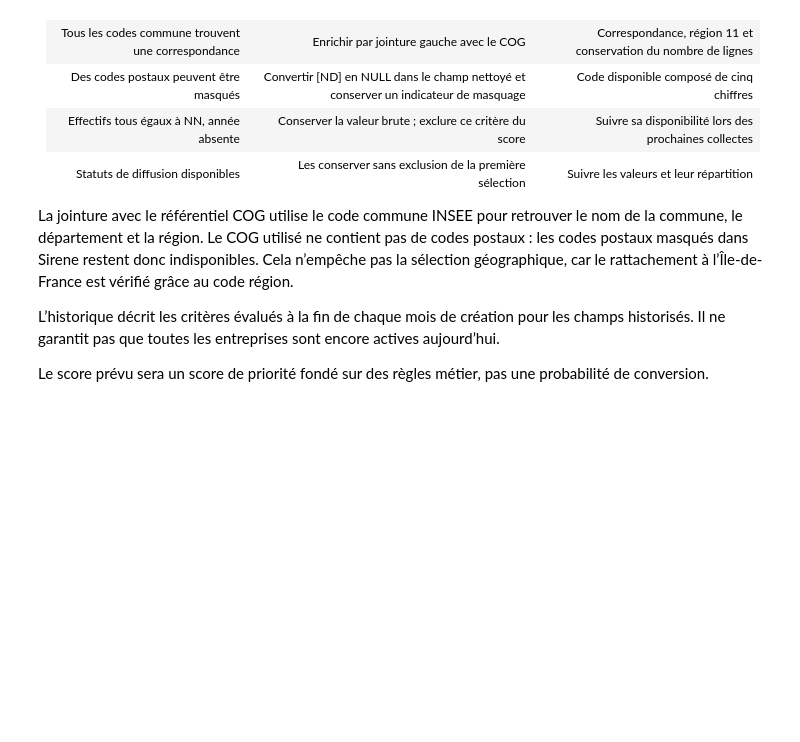
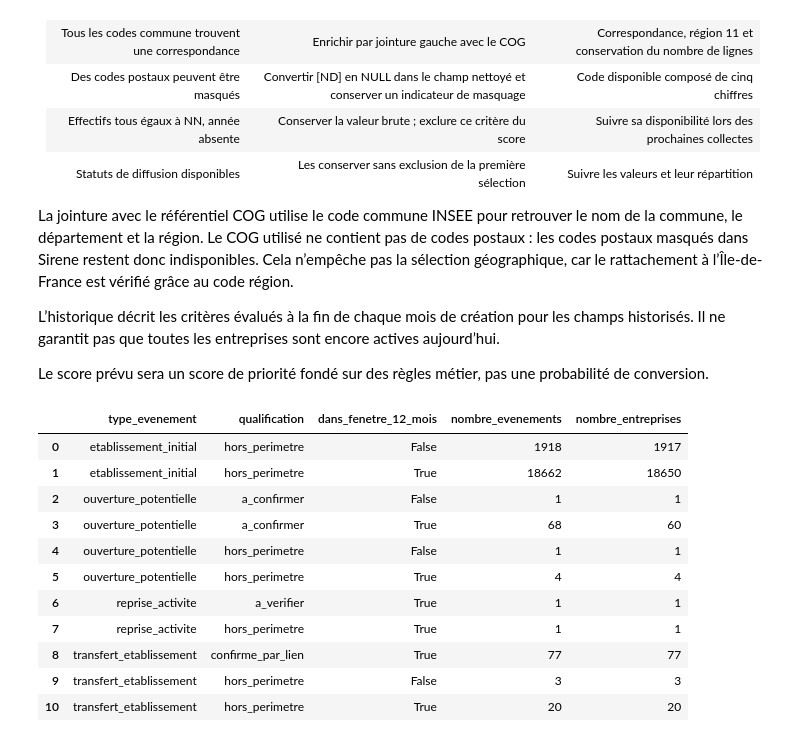
Before and after one commit to maussangceline-ops/prospection-b2b, a Jupyter notebook: exploration.ipynb, the cells around one changed output. Saved outputs shown, nothing was run; the diff lists cells and outputs as text; code cells hidden in the pictures; blank space fills up the shorter version.

```diff
--- a/exploration.ipynb
+++ b/exploration.ipynb
@@ -896,3 +896,42 @@ print(
     "Total des établissements :",
     df_repartition_age["nombre_etablissements"].sum()
 )
+# %%
+import duckdb
+
+connexion = duckdb.connect(
+    "/Users/maussangceline/Documents/jedha_exercices/"
+    "prospection-b2b/data/warehouse/prospection.duckdb",
+    read_only=True,
+)
+# %%
+connexion.sql("""
+    SELECT
+        type_evenement,
+        qualification,
+        dans_fenetre_12_mois,
+        COUNT(*) AS nombre_evenements,
+        COUNT(DISTINCT siren) AS nombre_entreprises
+    FROM analytics.stg_evenements_etablissements
+    GROUP BY
+        type_evenement,
+        qualification,
+        dans_fenetre_12_mois
+    ORDER BY
+        type_evenement,
+        qualification,
+        dans_fenetre_12_mois
+""").df()
+# %% [output]
+|  | type_evenement | qualification | dans_fenetre_12_mois | nombre_evenements | nombre_entreprises |
+| 0 | etablissement_initial | hors_perimetre | False | 1918 | 1917 |
+| 1 | etablissement_initial | hors_perimetre | True | 18662 | 18650 |
+| 2 | ouverture_potentielle | a_confirmer | False | 1 | 1 |
+| 3 | ouverture_potentielle | a_confirmer | True | 68 | 60 |
+| 4 | ouverture_potentielle | hors_perimetre | False | 1 | 1 |
+| 5 | ouverture_potentielle | hors_perimetre | True | 4 | 4 |
+| 6 | reprise_activite | a_verifier | True | 1 | 1 |
+| 7 | reprise_activite | hors_perimetre | True | 1 | 1 |
+| 8 | transfert_etablissement | confirme_par_lien | True | 77 | 77 |
+| 9 | transfert_etablissement | hors_perimetre | False | 3 | 3 |
+| 10 | transfert_etablissement | hors_perimetre | True | 20 | 20 |
```
Also changed, not shown: parts of 5 cells of this notebook.
